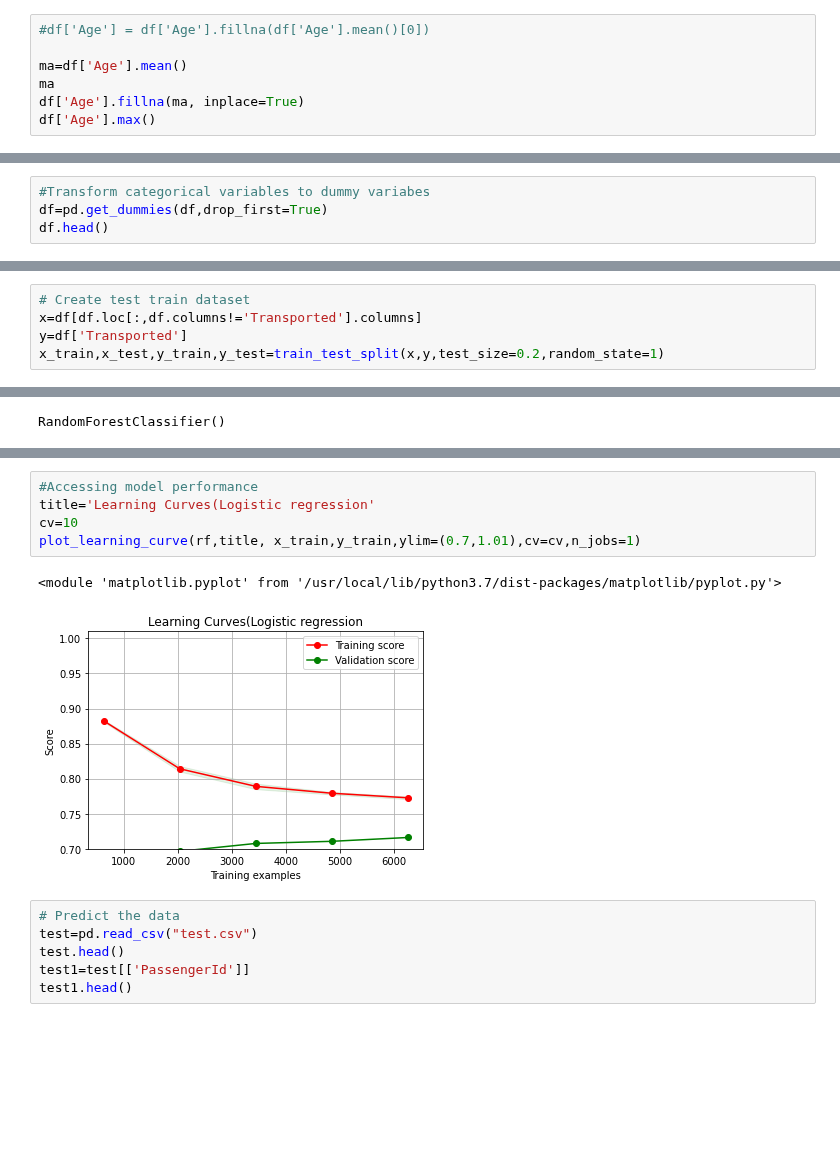
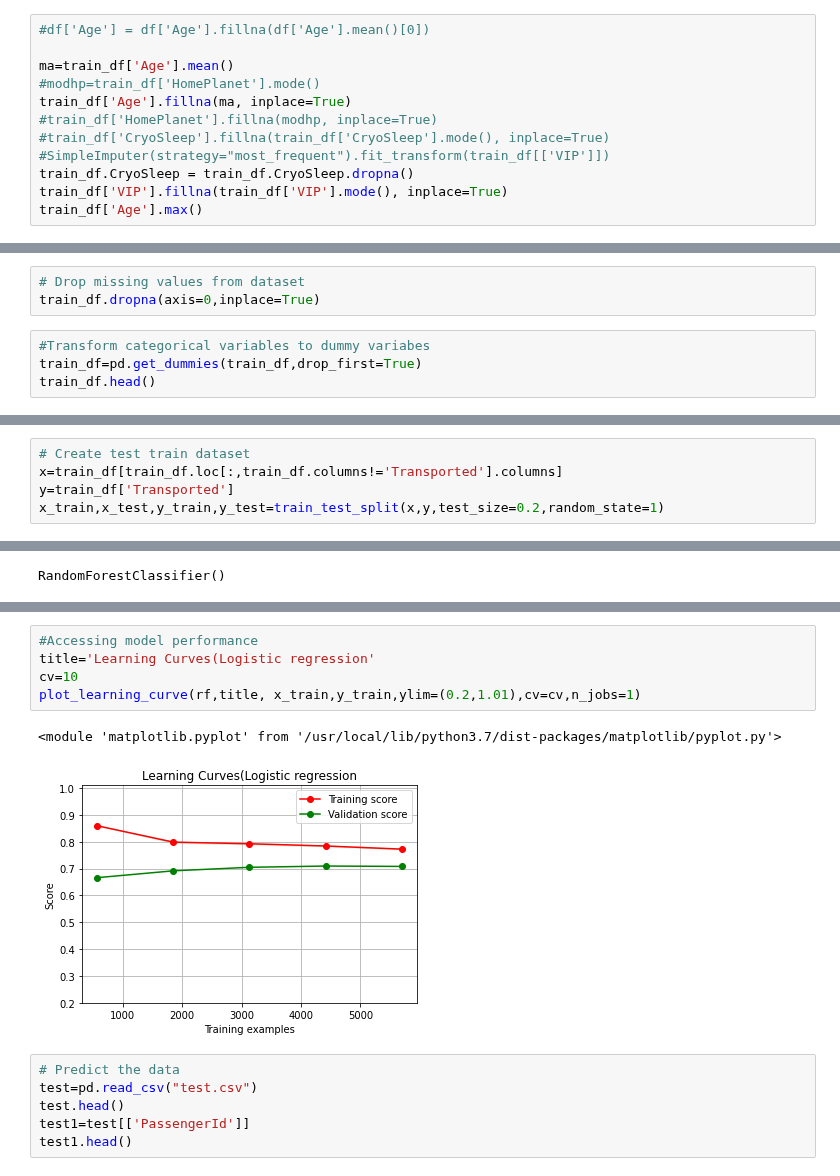
Before and after one commit to Chirag314/EDA, a Jupyter notebook: spaceship_titanic1.ipynb, the cells around one changed output, grey strips where cells are left out. Drawn from its saved outputs; the diff is of its cells as text; blank space fills up the shorter version.

```diff
--- a/spaceship_titanic1.ipynb
+++ b/spaceship_titanic1.ipynb
@@ -267,9 +284,14 @@ df.head()
 # %%
 #df['Age'] = df['Age'].fillna(df['Age'].mean()[0])
 
-ma=df['Age'].mean()
-ma
-df['Age'].fillna(ma, inplace=True)
-df['Age'].max()
+ma=train_df['Age'].mean()
+#modhp=train_df['HomePlanet'].mode()
+train_df['Age'].fillna(ma, inplace=True)
+#train_df['HomePlanet'].fillna(modhp, inplace=True)
+#train_df['CryoSleep'].fillna(train_df['CryoSleep'].mode(), inplace=True)
+#SimpleImputer(strategy="most_frequent").fit_transform(train_df[['VIP']])
+train_df.CryoSleep = train_df.CryoSleep.dropna()
+train_df['VIP'].fillna(train_df['VIP'].mode(), inplace=True)
+train_df['Age'].max()
 # %% [output]
 79.0
@@ -276,5 +308,8 @@ df['Age'].max()
+# %%
+# Drop missing values from dataset
+train_df.dropna(axis=0,inplace=True)
 # %%
 #Transform categorical variables to dummy variabes
-df=pd.get_dummies(df,drop_first=True)
-df.head()
+train_df=pd.get_dummies(train_df,drop_first=True)
+train_df.head()
 # %% [output]
@@ -287,7 +322,7 @@ df.head()
 # %%
 # Create test train dataset
-x=df[df.loc[:,df.columns!='Transported'].columns]
-y=df['Transported']
+x=train_df[train_df.loc[:,train_df.columns!='Transported'].columns]
+y=train_df['Transported']
 x_train,x_test,y_train,y_test=train_test_split(x,y,test_size=0.2,random_state=1)
 # %%
 #Debug
@@ -364,11 +386,11 @@ CV accuracy: 0.716 +/- 0.020
 # %%
 #Accessing model performance
 title='Learning Curves(Logistic regression'
 cv=10
-plot_learning_curve(rf,title, x_train,y_train,ylim=(0.7,1.01),cv=cv,n_jobs=1)
+plot_learning_curve(rf,title, x_train,y_train,ylim=(0.2,1.01),cv=cv,n_jobs=1)
 # %% [output]
 <module 'matplotlib.pyplot' from '/usr/local/lib/python3.7/dist-packages/matplotlib/pyplot.py'>
-[figure, old version]
+[figure, new version]
 # %%
 # Predict the data
 test=pd.read_csv("test.csv")
```
Also changed, not shown: parts of 32 cells of this notebook.
